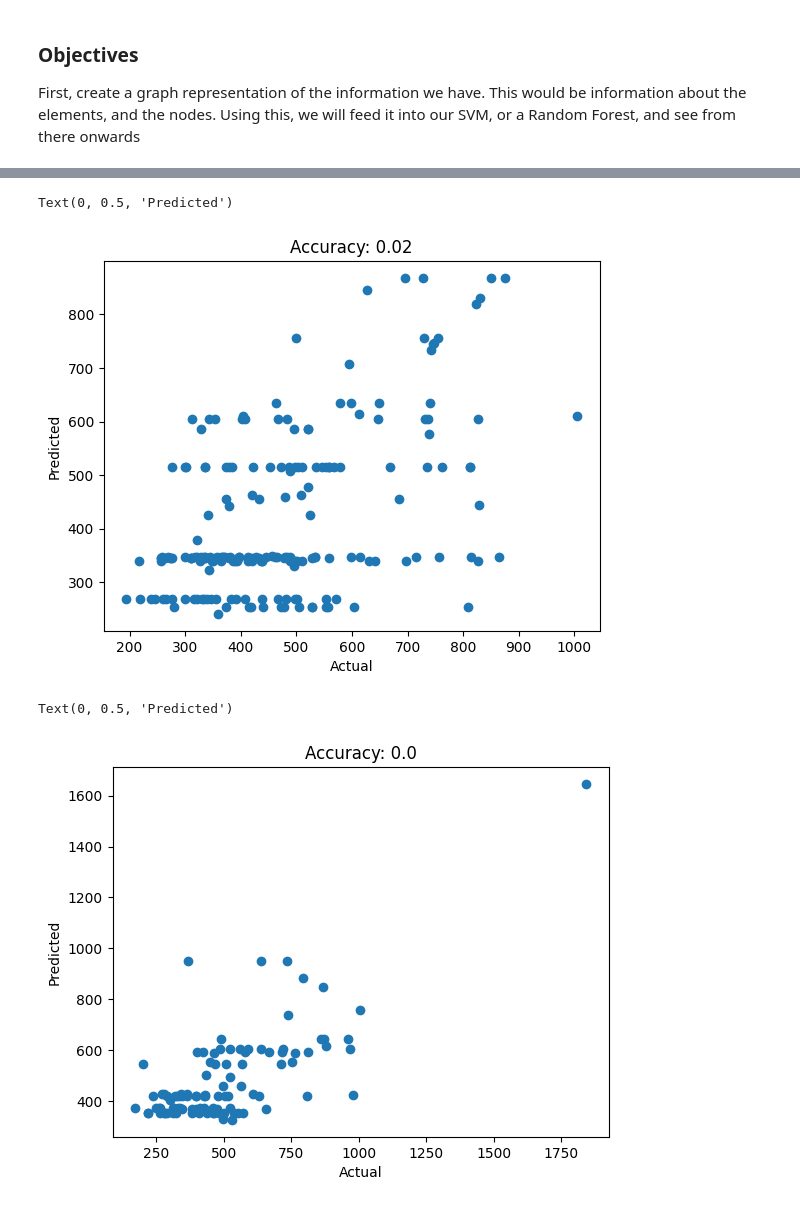
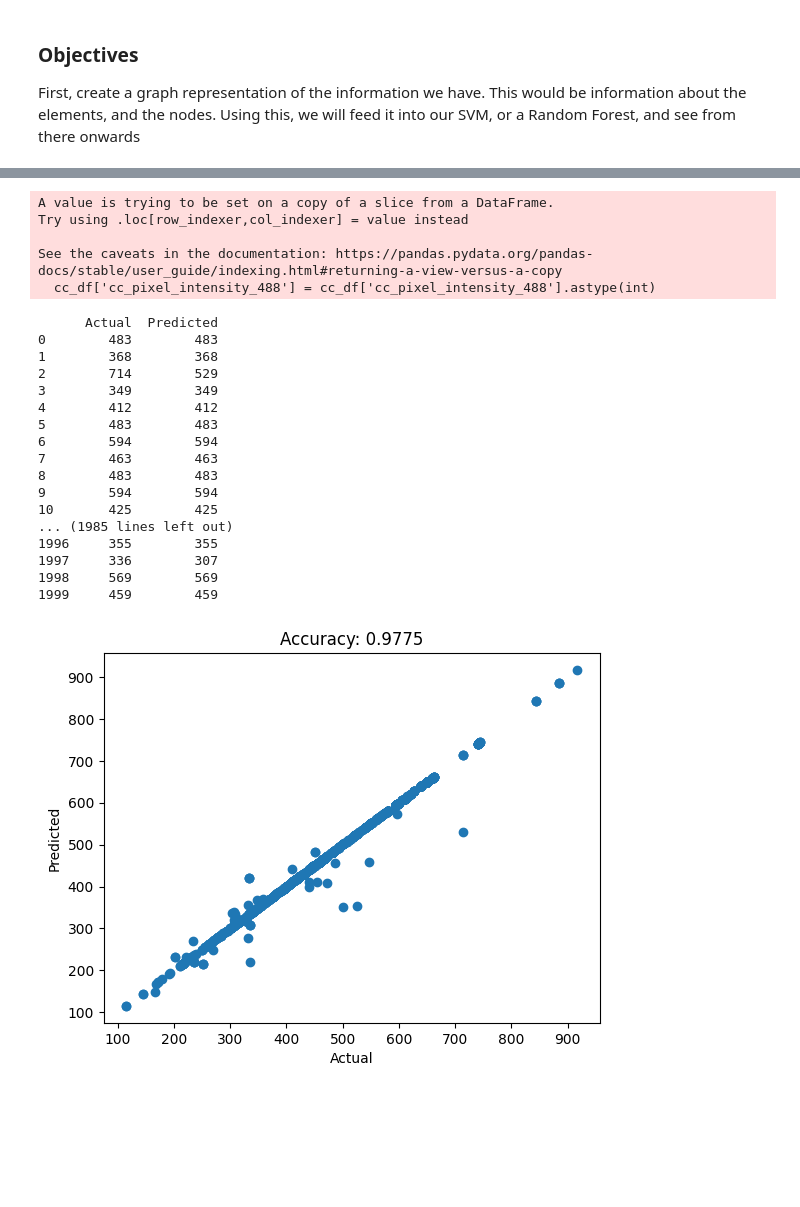
Before and after one commit to NotRithik/Mitochondrial-Function-Prediction, a Jupyter notebook: MLV0.ipynb, the cells around one changed output, grey strips where cells are left out. Drawn from its saved outputs; the diff is of its cells as text; code cells hidden in the pictures; blank space fills up the shorter version.

```diff
--- a/MLV0.ipynb
+++ b/MLV0.ipynb
@@ -200,2 +138,12 @@ cc_df = cc_df[:1000]
+# %%
+n = pd.read_csv('./full_node_Table_.csv')
+df = pd.read_csv('./full_Table_.csv')
 # %%
+cc_df = df[:10000]
 cc_df['cc_pixel_intensity_488'] = cc_df['cc_pixel_intensity_488'].astype(int)
+# %% [output]
+A value is trying to be set on a copy of a slice from a DataFrame.
+Try using .loc[row_indexer,col_indexer] = value instead
+
+See the caveats in the documentation: https://pandas.pydata.org/pandas-docs/stable/user_guide/indexing.html#returning-a-view-versus-a-copy
+  cc_df['cc_pixel_intensity_488'] = cc_df['cc_pixel_intensity_488'].astype(int)
@@ -202,27 +204,62 @@ cc_df['cc_pixel_intensity_488'] = cc_df['cc_pixel_intensity_488'].astype(int)
 # %%
-X = cc_df.drop(['cc_pixel_intensity_488', 'cc_pixel_intensity_405', 'cc_x', 'folder_name_x'], axis=1)  # Adjust 'target_column' to your actual target column name
+X = cc_df.drop(['cc_pixel_intensity_488', 'cc_pixel_intensity_405', 'cc_x', 'folder_name_x', 'degree_distribution', 'folder_name_x.1', 'folder_name_y', 'x_y', 'y_y', 'z_y', 'node', 'degree', 'cc_y', 'vol_cc', 'avg_PK_Of_element', 'element_connectivity', 'cc_average_connectivity'], axis=1)  # Adjust 'target_column' to your actual target column name
+# Print rows that have NaN in any column, and print that column name
+pd.set_option('display.max_rows', 5000)
+pd.set_option('display.max_columns', 500)
+pd.set_option('display.width', 150)
+
+# For any rows that contain a NaN in X, drop it in X and drop the corresponding row in Y.
+# This is done by getting the row index where X is NaN and dropping the same index in both X and Y
+nan_rows = X.isna().any(axis=1)
+X = X.dropna()
+
 y = cc_df['cc_pixel_intensity_488']
+y = y[~nan_rows]
 
 X_train, X_test, y_train, y_test = train_test_split(X, y, test_size=0.2, random_state=42)
 
+y_train = y_train.to_numpy()
 
+# For y_train and y_test, round down to nearest 10
+# y_train = (np.floor(y_train / 10) * 10).astype(int)
+# y_test = (np.floor(y_test / 10) * 10).astype(int)
+
+# print(y_train, y_test)
 
 svm_model = SVC(kernel='linear')  # You can choose different kernels like 'rbf', 'poly', etc.
 svm_model.fit(X_train, y_train)
 
 y_pred = svm_model.predict(X_test)
+
+y_test=y_test.to_numpy()
+
+print(pd.DataFrame({'Actual': y_test, 'Predicted': y_pred}))
+
 accuracy = accuracy_score(y_test, y_pred)
 classification_rep = classification_report(y_test, y_pred)
 
 plt.plot(y_test, y_pred, 'o')
-plt.title('Accuracy: {}'.format(accuracy))
+plt.title('Accuracy: ' + str(accuracy))
 plt.xlabel('Actual')
 plt.ylabel('Predicted')
+
+y_pred_svm = y_pred
 # %% [output]
-Text(0, 0.5, 'Predicted')
+      Actual  Predicted
+0        483        483
+1        368        368
+2        714        529
+3        349        349
+4        412        412
+5        483        483
+6        594        594
+7        463        463
+8        483        483
+9        594        594
+10       425        425
+... (1985 lines left out)
+1996     355        355
+1997     336        307
+1998     569        569
+1999     459        459
-[figure, old version]
+[figure, new version]
-# %%
-xx
-# %% [output]
-Text(0, 0.5, 'Predicted')
-[figure, removed]
```
Also changed, not shown: parts of 33 cells of this notebook, 3 other files.
